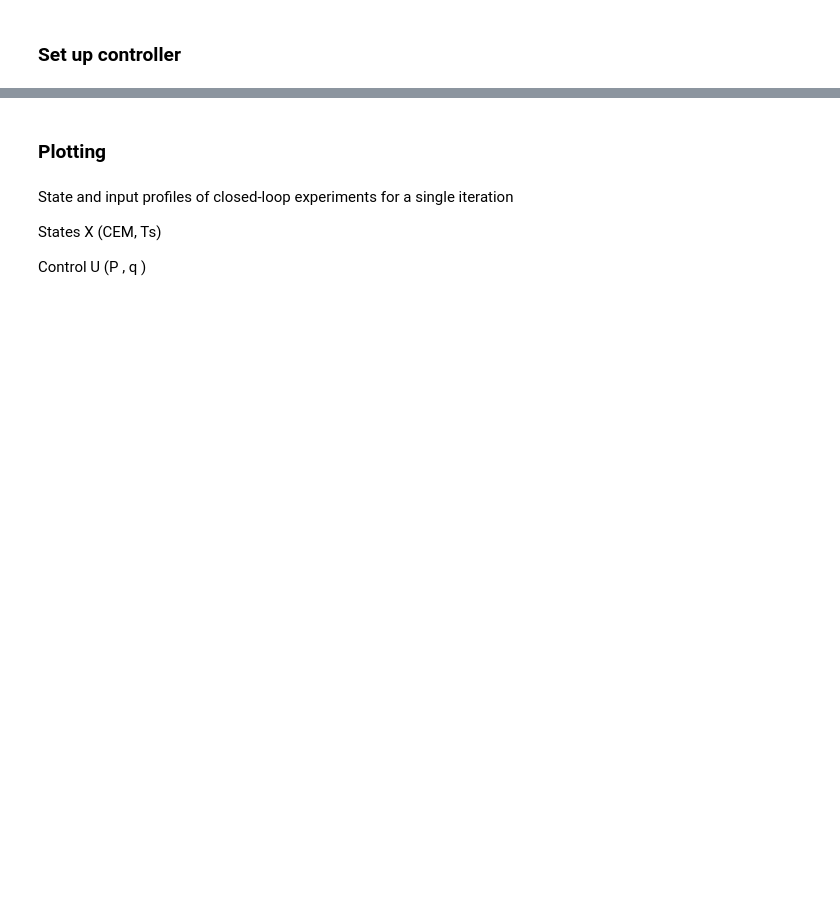
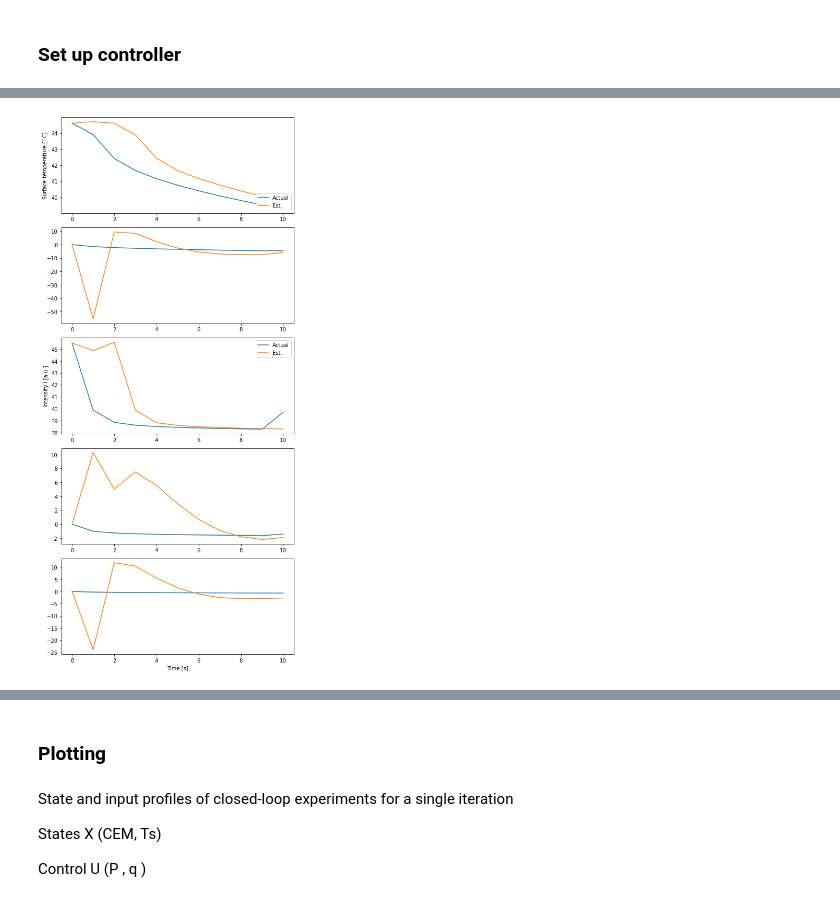
Before and after one commit to huynmela/MPC_study, a Jupyter notebook: MPC_BO/MPC_Chan_2023.ipynb, the cells around one changed output, grey strips where cells are left out. Drawn from its saved outputs; the diff is of its cells as text; code cells hidden in the pictures; blank space fills up the shorter version.

```diff
--- a/MPC_BO/MPC_Chan_2023.ipynb
+++ b/MPC_BO/MPC_Chan_2023.ipynb
@@ -13,7 +11,10 @@ model = scipy.io.loadmat('data/mat/subspace_id.mat') # load in model data
 # %%
+#model = scipy.io.loadmat('data/APPJmodel_2021_06_08_15h57m55s_n4sid_alldata.mat')
+model = scipy.io.loadmat('data/mat/subspace_id.mat') # 5 state model
+
+Np = 10 # prediction horizon
+Ns = 60 # simulation horizon
 ts = 0.5 # sampling time
 Tref = 43.0 # reference temperature
 Tmax = 45.0 # max temp. for patient comfort
-Np = 5 # prediction horizon
-Ns = 60
 Kcem = 0.5
@@ -145 +138,85 @@ CEM_soln = np.asarray([soln.value(CEM0) for CEM0 in U]).reshape(-1, nu).T
+# %%
+# containers
+X_plant = np.zeros((nx, Np + 1))
+Y_plant = np.zeros((ny, Np + 1))
+
+X_est = np.zeros((nx, Np + 1))
+P_est = np.zeros((Np + 1, nx, nx))
+# %%
+# @ k = 0
+# get U inputs from running controller once
+U_kf_test = np.asarray([soln.value(u) for u in U]).reshape(-1, nu).T
+
+# initialize the plant state
+X_plant[:, 0] = np.ravel(x_init)
+
+# run plant @ k=0, get the first observable result and corrupt with noise
+Y_plant[:, 0] = np.ravel((h(X_plant[:, 0])).full())
+Y_plant[:, 0][0] += np.random.normal(loc=0., scale=10E-3)
+Y_plant[:, 0][1] += np.random.normal(loc=0., scale=10E-3)
+
+# initialize KF
+X_est[:, 0] = np.zeros(nx)
+P_est[0] = P_init
+
+for k in range(Np):
+
+    # --- KALMAN FILTER ---
+    # A priori estimate, prediction
+    xphat = A @ X_est[:, k] + B @ U_kf_test[:, k] # xhat{k+1, k}
+    Pphat = A @ P_est[k] @ np.transpose(A) + Qw # Pphat{k+1, k}
+
+    # Measurement update, correction
+    # * Compute Kalman gain
+    yr = Y_plant[:, k] - (C @ xphat) # Measurement pre-fit residual
+    Sk = C @ Pphat @ np.transpose(C) + Rv # Innovation/pre-fit residual covariance
+    Kk = Pphat @ np.transpose(C) @ inv(Sk) # Optimal Kalman gain
+    # * Update estimate with measurement and uncertainty
+    xhat = xphat + Kk @ yr
+    Phat = np.identity(A.shape[0]) - Kk @ C @ Pphat
+
+    # storage kalman filter states
+    X_est[:, k + 1] = np.ravel(xhat)
+    P_est[k + 1] = Phat
+    # ----------------------
+
+    # run the plant again
+    X_plant[:, k + 1] = np.ravel(f(X_plant[:, k], U_kf_test[:, k]).full())
+
+    # obtain the y output, corrupt it with 0-mean noise
+    Y_plant[:, k + 1] = np.ravel(h(X_plant[:, k]).full())
+    Y_plant[:, k + 1][0] += np.random.normal(loc=0., scale=10E-3)
+    Y_plant[:, k + 1][1] += np.random.normal(loc=0., scale=10E-3)
+
+xp_axis = np.arange(Np + 1)
+fig, (ax1, ax2, ax3, ax4, ax5) = plt.subplots(5, figsize=(7, 15))
+
+# State 1
+ax1.plot(xp_axis, np.ravel(X_plant[0]) + yss[0], label='Actual')
+ax1.plot(xp_axis, np.ravel(X_est[0]) + yss[0], label='Est.')
+ax1.set_ylabel('Surface temperature [$^\circ$C]')
+ax1.legend(loc='lower right')
+
+# State 2
+ax3.plot(xp_axis, np.ravel(X_plant[2]) + yss[1], label='Actual')
+ax3.plot(xp_axis, np.ravel(X_est[2]) + yss[1], label='Est.')
+ax3.set_ylabel('Intensity I [a.u.]')
+ax3.legend()
+
+ax2.plot(xp_axis, np.ravel(X_plant[1]), label='actual')
+ax2.plot(xp_axis, np.ravel(X_est[1]), label='est.')
+ax2.set_ylabel('')
+
+ax4.plot(xp_axis, np.ravel(X_plant[3]), label='actual')
+ax4.plot(xp_axis, np.ravel(X_est[3]), label='est.')
+ax4.set_ylabel('')
+
+ax5.plot(xp_axis, np.ravel(X_plant[4]), label='actual')
+ax5.plot(xp_axis, np.ravel(X_est[4]), label='est.')
+ax5.set_ylabel('')
+
+ax5.set_xlabel('Time [s]')
+plt.tight_layout()
+# %% [output]
+[figure, added]
 # %% [markdown]
```
Also changed, not shown: parts of 23 cells of this notebook, 4 other files.
